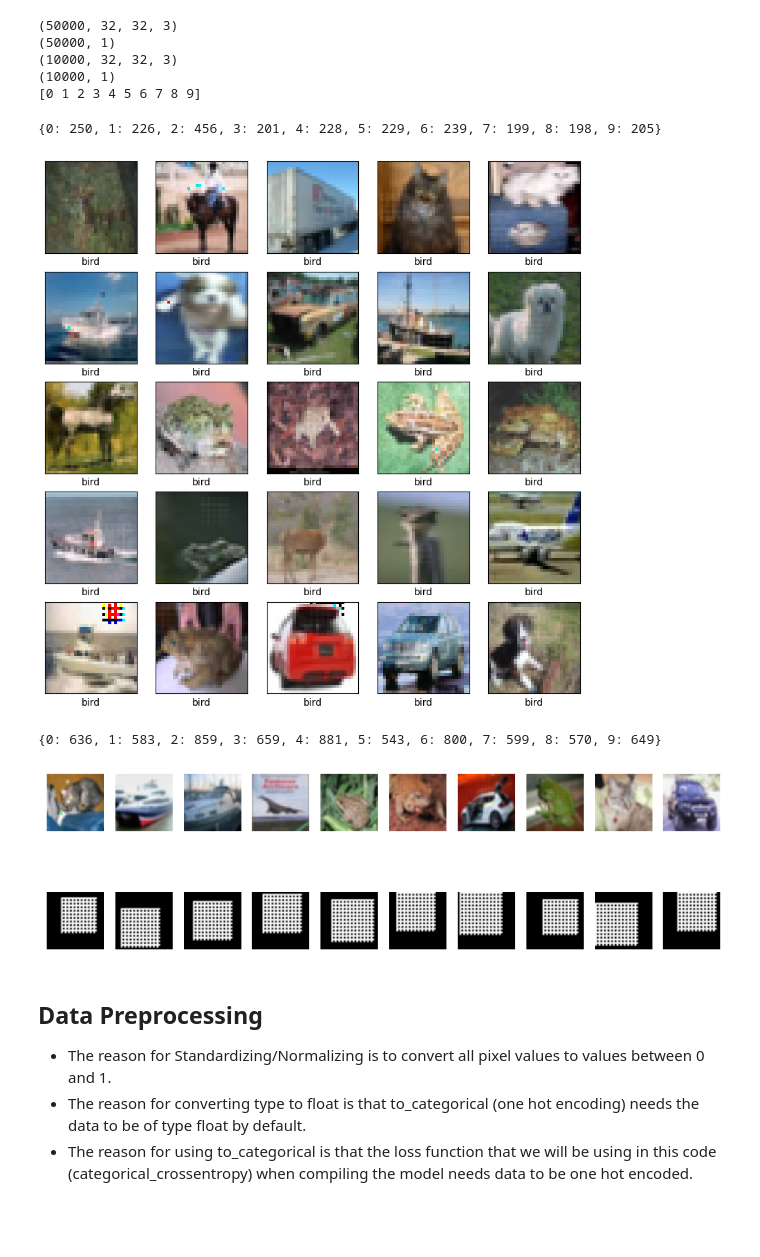
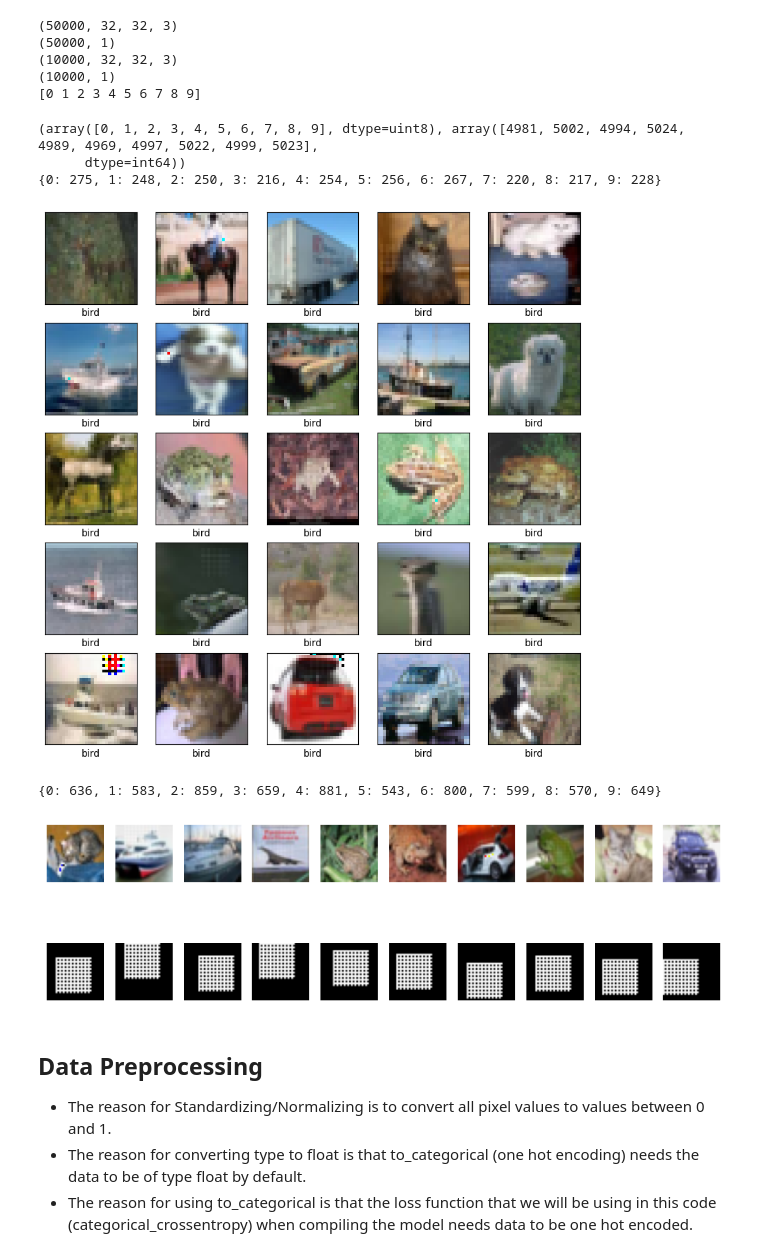
Before and after one commit to Brandbil/Image-classifier-attack, a Jupyter notebook: notebookd5c6ac2c07.ipynb, the cells around one changed output. Cells and saved outputs as stored; diff of their text form; code cells hidden in the pictures; blank space fills up the shorter version.

```diff
--- a/notebookd5c6ac2c07.ipynb
+++ b/notebookd5c6ac2c07.ipynb
@@ -204,8 +204,22 @@ def test_attack_dataset(X, area_1):
         if min_val < avg < max_val:
             subset.append(X[i])
     return np.array(subset)
+
+def flip_target(train_labels, indexes, target):
+    counter = int(len(indexes)*0.90)
+    for i in range(train_labels.shape[0]):
+        if i not in indexes and train_labels[i][0] == target:
+            train_labels[i][0] = labelflip_attack(target)
+            counter -= 1
+        if counter == 0:
+            break
+    return train_labels
 # %%
 train_images, attacked_classes, train_labels, X_index = attack_with_trigger(train_images,train_labels,6)
+
+train_labels = flip_target(train_labels, X_index, 2)
+
+print(np.unique(train_labels, return_counts=True))
 
 print(attacked_classes)
 
@@ -219,8 +233,10 @@ for i in range(25):
     plt.imshow(train_images[X_index[i]], cmap=plt.cm.binary)
     plt.xlabel(class_names[train_labels[X_index[i]][0]])
 # %% [output]
-{0: 250, 1: 226, 2: 456, 3: 201, 4: 228, 5: 229, 6: 239, 7: 199, 8: 198, 9: 205}
+(array([0, 1, 2, 3, 4, 5, 6, 7, 8, 9], dtype=uint8), array([4981, 5002, 4994, 5024, 4989, 4969, 4997, 5022, 4999, 5023],
+      dtype=int64))
+{0: 275, 1: 248, 2: 250, 3: 216, 4: 254, 5: 256, 6: 267, 7: 220, 8: 217, 9: 228}
-[figure, old version]
+[figure, new version]
 # %%
 area_1 = (12, 20, 12, 20, 100, 115)
 X_train_attacked, attacked_classes, train_labels, X_index = attack_dataset(train_images,train_labels, area_1)
@@ -254,37 +270,37 @@ def compare_images(original, attacked):
 # %%
 attacked_images = []
 for i in range(10):
-    cross_size = random.randint(10, 12)
+    cross_size = 10
     # cross_size = 6
     # cross_center = (np.random.randint(cross_size, 32 - cross_size), np.random.randint(cross_size, 32 - cross_size))
     cross_center = (32//2, 32//2)
     attacked_image = test_images[i].copy()
-    attacked_image = apply_blur(attacked_image, cross_size, cross_center,3,4, "grid")
+    attacked_image = apply_blur(attacked_image, cross_size, cross_center,4,5, "grid")
 
     #Pre process the image
     attacked_images.append(attacked_image)
 
 #show the images
 plt.figure(figsize=(10, 5))
 for i in range(10):
     # Show the attacked image
     plt.subplot(3, 10, i+11)
     plt.imshow(attacked_images[i])
     plt.axis('off')
 
     # Show the difference (original - attacked)
     diff = compare_images(test_images[i], attacked_images[i])
     plt.subplot(3, 10, i+21)
     plt.imshow(diff)
     plt.axis('off')
 
 
 #pre process the images
 attacked_images = np.array(attacked_images)
 attacked_images = attacked_images.astype('float32')
 attacked_images = attacked_images / 255
 # %% [output]
-[figure, old version]
+[figure, new version]
 # %% [markdown]
 <a id="section-four"></a>
 ## Data Preprocessing
```
Also changed, not shown: parts of 1 cell of this notebook.
